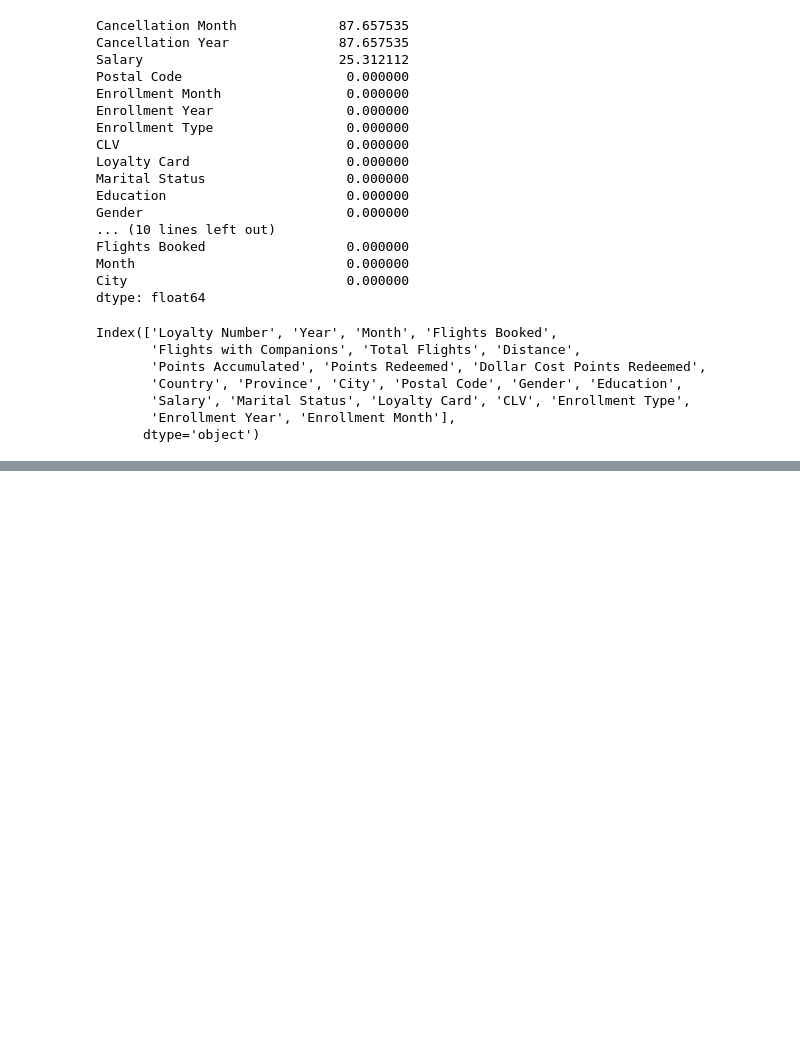
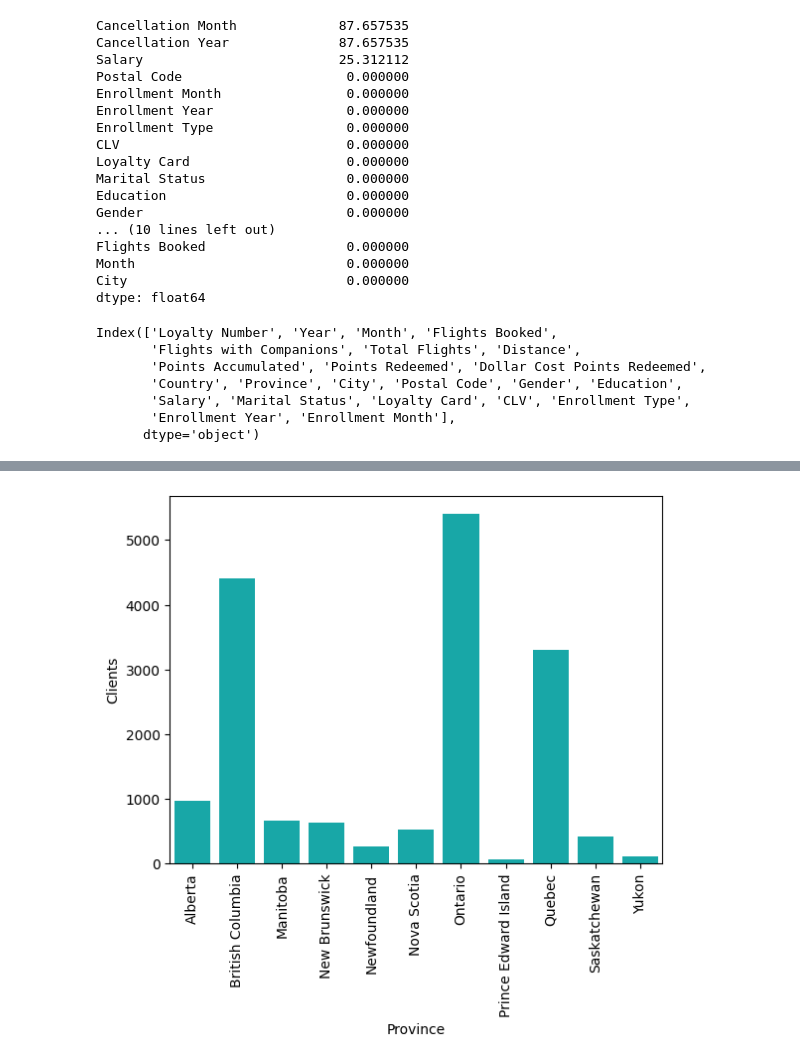
Before and after one commit to Adalab/bda-modulo-3-evaluacion-final-janarm93, a Jupyter notebook: Ejercicio_Jana.ipynb, the cells around one changed output, grey strips where cells are left out. Cells and saved outputs as stored; diff of their text form; code cells hidden in the pictures; blank space fills up the shorter version.

```diff
--- a/Ejercicio_Jana.ipynb
+++ b/Ejercicio_Jana.ipynb
@@ -384,0 +516,16 @@ Object `columnas` not found.
+# %%
+BORRAR:
+
+# 3. ¿Cuál es la distribución de los clientes por provincia o estado?
+# Es decir, poder ver cuántos clientes hay en cada provincia.
+
+df_loyalty_counts = df_loyalty.groupby("Province")["Loyalty Number"].count().reset_index()
+
+sns.barplot(x = "Province", y = "Loyalty Number", data = df_loyalty_counts, color='c')
+plt.xticks(rotation = 90)
+plt.ylabel("Clients")
+plt.xlabel("Province")
+
+plt.show()
+# %% [output]
+[figure, added]
```
Also changed, not shown: parts of 36 cells of this notebook.
